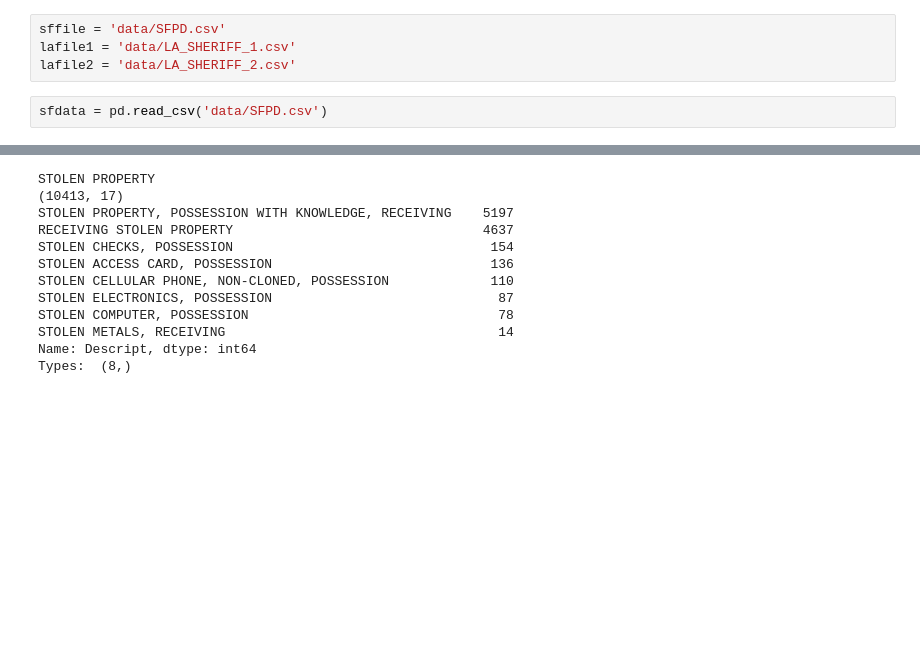
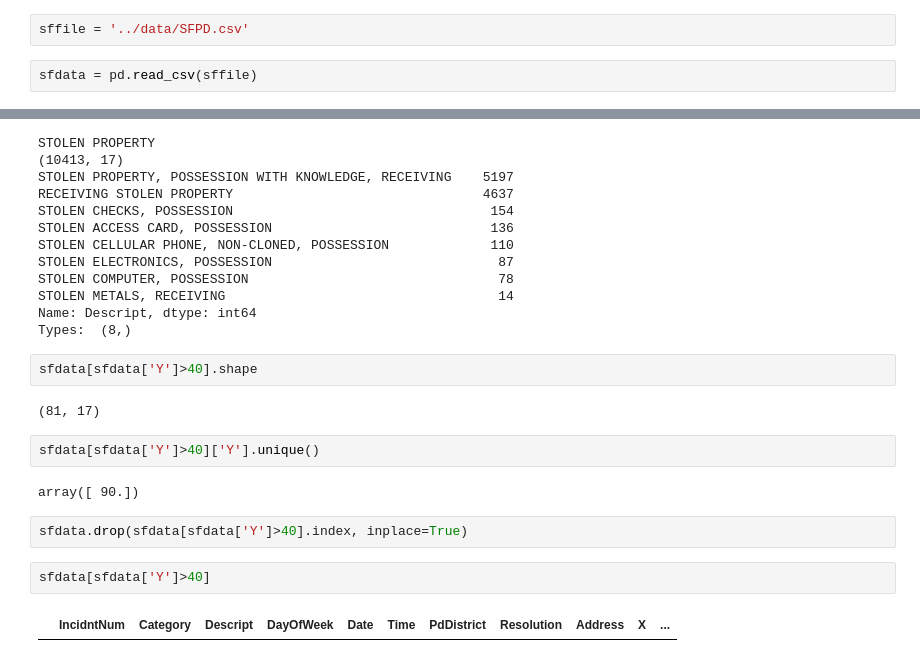
Before and after one commit to livenb/crime_prediction, a Jupyter notebook: explore/sfdata_explore.ipynb, the cells around one changed output, grey strips where cells are left out. Drawn from its saved outputs; the diff is of its cells as text; blank space fills up the shorter version.

```diff
--- a/sfdata_explore.ipynb
+++ b/explore/sfdata_explore.ipynb
@@ -1,11 +1,9 @@
 # %%
 import pandas as pd
 # %%
-sffile = 'data/SFPD.csv'
-lafile1 = 'data/LA_SHERIFF_1.csv'
-lafile2 = 'data/LA_SHERIFF_2.csv'
+sffile = '../data/SFPD.csv'
 # %%
-sfdata = pd.read_csv('data/SFPD.csv')
+sfdata = pd.read_csv(sffile)
 # %%
 sfdata.info()
 # %% [output]
@@ -875,3 +874,17 @@ STOLEN COMPUTER, POSSESSION                                78
 STOLEN METALS, RECEIVING                                   14
 Name: Descript, dtype: int64
 Types:  (8,)
+# %%
+sfdata[sfdata['Y']>40].shape
+# %% [output]
+(81, 17)
+# %%
+sfdata[sfdata['Y']>40]['Y'].unique()
+# %% [output]
+array([ 90.])
+# %%
+sfdata.drop(sfdata[sfdata['Y']>40].index, inplace=True)
+# %%
+sfdata[sfdata['Y']>40]
+# %% [output]
+|  | IncidntNum | Category | Descript | DayOfWeek | Date | Time | PdDistrict | Resolution | Address | X | ... |
```
Also changed, not shown: parts of 2 cells of this notebook, 6 other files.
